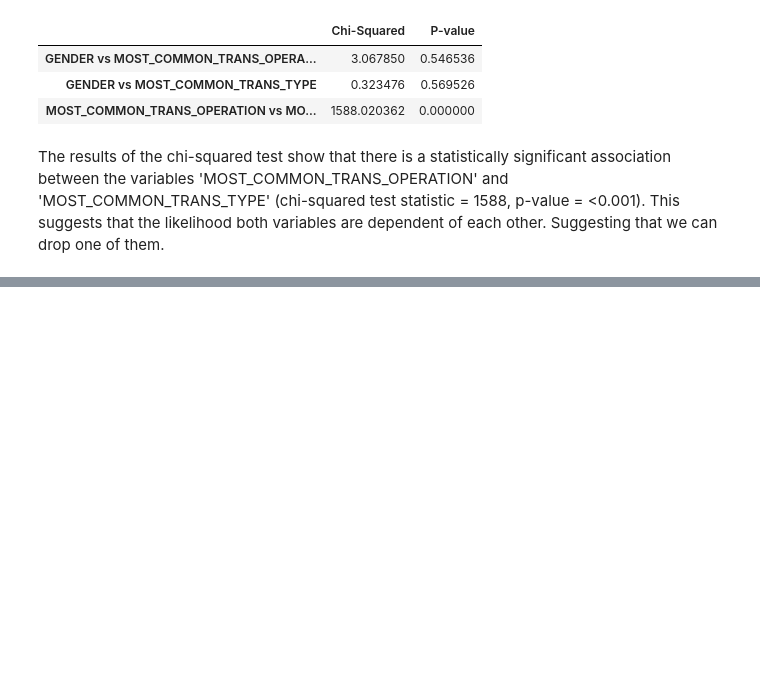
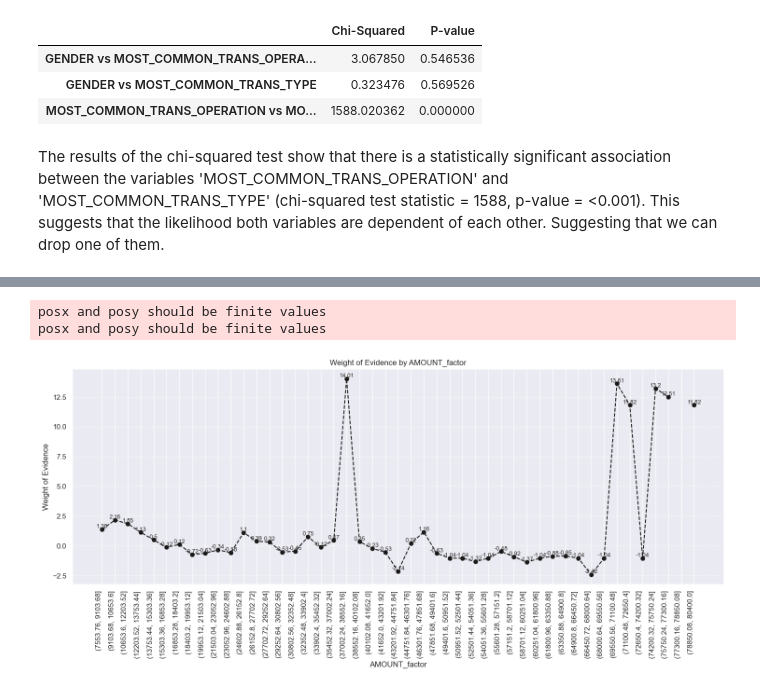
Before and after one commit to josecaloca/Loan-Prediction, a Jupyter notebook: loan_prediction_scorecard.ipynb, the cells around one changed output, grey strips where cells are left out. Cells and saved outputs as stored; diff of their text form; code cells hidden in the pictures; blank space fills up the shorter version.

```diff
--- a/loan_prediction_scorecard.ipynb
+++ b/loan_prediction_scorecard.ipynb
@@ -717,0 +833,14 @@ plot_by_woe(df_temp)
+# %%
+df_inputs_prepr['AMOUNT:Count:<49'] = np.where(df_inputs_prepr['AMOUNT:Count'] <= 49, 1, 0)
+df_inputs_prepr['AMOUNT:Count:50-90'] = np.where(df_inputs_prepr['AMOUNT:Count'].isin(range(50, 90)), 1, 0)
+df_inputs_prepr['AMOUNT:Count:90-248'] = np.where(df_inputs_prepr['AMOUNT:Count'].isin(range(90, 248)), 1, 0)
+df_inputs_prepr['AMOUNT:Count:248-301'] = np.where(df_inputs_prepr['AMOUNT:Count'].isin(range(248, 301)), 1, 0)
+df_inputs_prepr['AMOUNT:Count:301-340'] = np.where(df_inputs_prepr['AMOUNT:Count'].isin(range(301, 340)), 1, 0)
+df_inputs_prepr['AMOUNT:Count:340-394'] = np.where(df_inputs_prepr['AMOUNT:Count'].isin(range(340, 394)), 1, 0)
+df_inputs_prepr['AMOUNT:Count:394-433'] = np.where(df_inputs_prepr['AMOUNT:Count'].isin(range(394, 433)), 1, 0)
+df_inputs_prepr['AMOUNT:Count:433-566'] = np.where(df_inputs_prepr['AMOUNT:Count'].isin(range(433, 566)), 1, 0)
+df_inputs_prepr['AMOUNT:Count:+566'] = np.where(df_inputs_prepr['AMOUNT:Count'] >= 566, 1, 0)
+# %%
+df_inputs_prepr['AMOUNT_factor'] =pd.cut(df_inputs_prepr['AMOUNT'], 50) # we do fine classing here in 50 buckets
+df_temp = woe_ordered_continuous(df_inputs_prepr, 'AMOUNT_factor', df_targets_prepr)
+df_temp
@@ -717,0 +865,6 @@ plot_by_woe(df_temp)
+# %%
+plot_by_woe(df_temp.iloc[3: , : ], 90)
+# %% [output]
+posx and posy should be finite values
+posx and posy should be finite values
+[figure, added]
```
Also changed, not shown: parts of 52 cells of this notebook, 6 other files.
